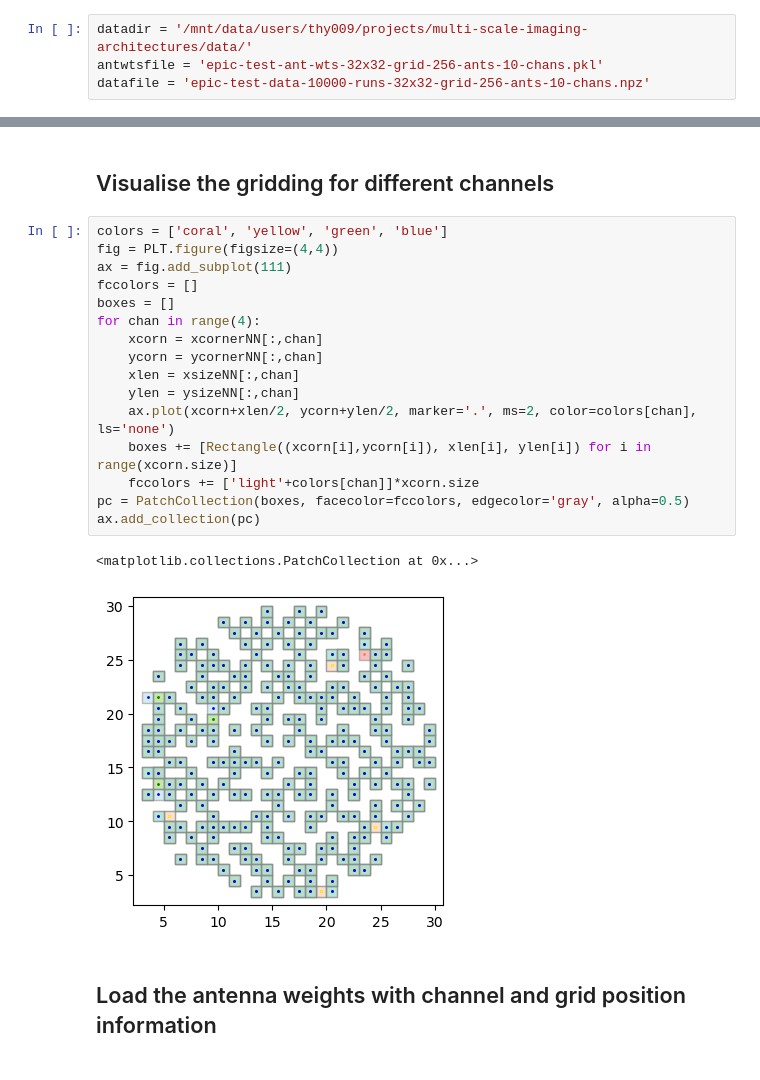
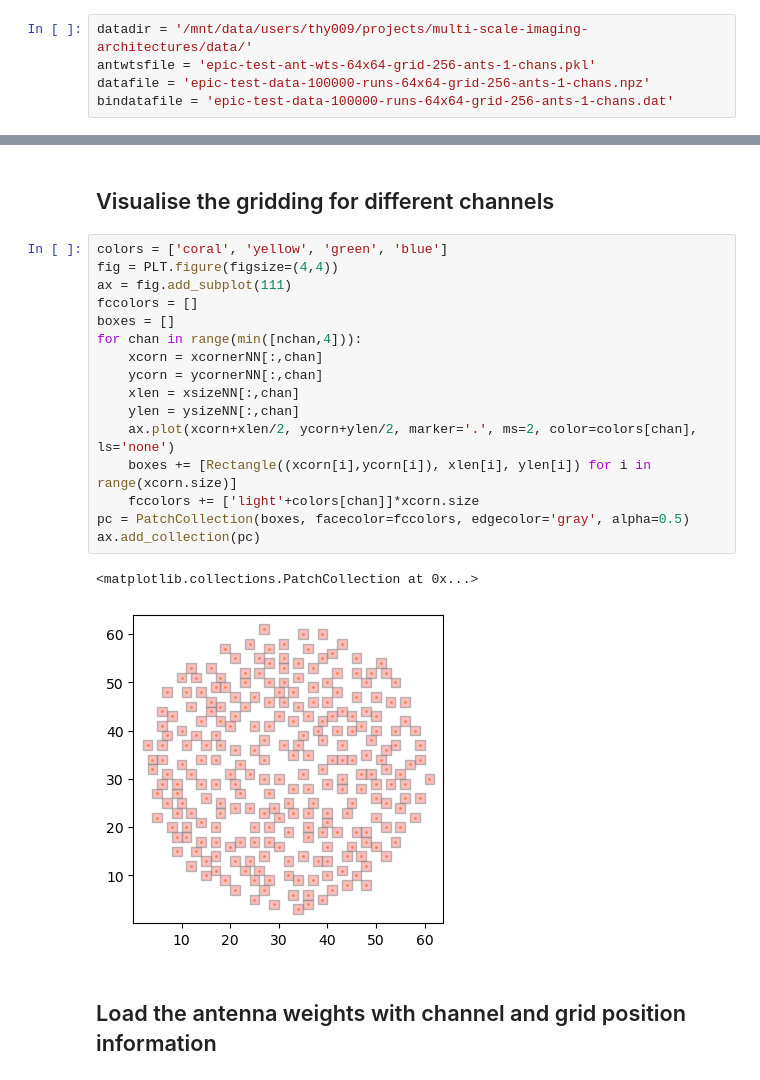
Before and after one commit to nithyanandan/AstroUtils, a Jupyter notebook: astroutils/experiments/EPIC-sim-imaging-test-datausage.ipynb, the cells around one changed output, grey strips where cells are left out. Cells and saved outputs as stored; diff of their text form.

```diff
--- a/astroutils/experiments/EPIC-sim-imaging-test-datausage.ipynb
+++ b/astroutils/experiments/EPIC-sim-imaging-test-datausage.ipynb
@@ -199,8 +204,9 @@ def gen_image(inparr, fftshape=None, fftaxes=(-2,-1), polaxis=-4, freqaxis=-3, b
     return outarr
 # %%
 datadir = '/mnt/data/users/thy009/projects/multi-scale-imaging-architectures/data/'
-antwtsfile = 'epic-test-ant-wts-32x32-grid-256-ants-10-chans.pkl'
-datafile = 'epic-test-data-10000-runs-32x32-grid-256-ants-10-chans.npz'
+antwtsfile = 'epic-test-ant-wts-64x64-grid-256-ants-1-chans.pkl'
+datafile = 'epic-test-data-100000-runs-64x64-grid-256-ants-1-chans.npz'
+bindatafile = 'epic-test-data-100000-runs-64x64-grid-256-ants-1-chans.dat'
 # %%
 data = NP.load(datadir+datafile)
 antpos = data['antpos'] * U.m
@@ -256,22 +267,22 @@ ax.scatter(antx.si, anty.si, s=2, c=antz.si.value, marker='.', cmap='viridis')
 # %%
 colors = ['coral', 'yellow', 'green', 'blue']
 fig = PLT.figure(figsize=(4,4))
 ax = fig.add_subplot(111)
 fccolors = []
 boxes = []
-for chan in range(4):
+for chan in range(min([nchan,4])):
     xcorn = xcornerNN[:,chan]
     ycorn = ycornerNN[:,chan]
     xlen = xsizeNN[:,chan]
     ylen = ysizeNN[:,chan]
     ax.plot(xcorn+xlen/2, ycorn+ylen/2, marker='.', ms=2, color=colors[chan], ls='none')
     boxes += [Rectangle((xcorn[i],ycorn[i]), xlen[i], ylen[i]) for i in range(xcorn.size)]
     fccolors += ['light'+colors[chan]]*xcorn.size
 pc = PatchCollection(boxes, facecolor=fccolors, edgecolor='gray', alpha=0.5)
 ax.add_collection(pc)
 # %% [output]
 <matplotlib.collections.PatchCollection at 0x...>
-[figure, old version]
+[figure, new version]
 # %% [markdown]
 ## Load the antenna weights with channel and grid position information
 # %%
```
Also changed, not shown: parts of 20 cells of this notebook, 4 other files.
